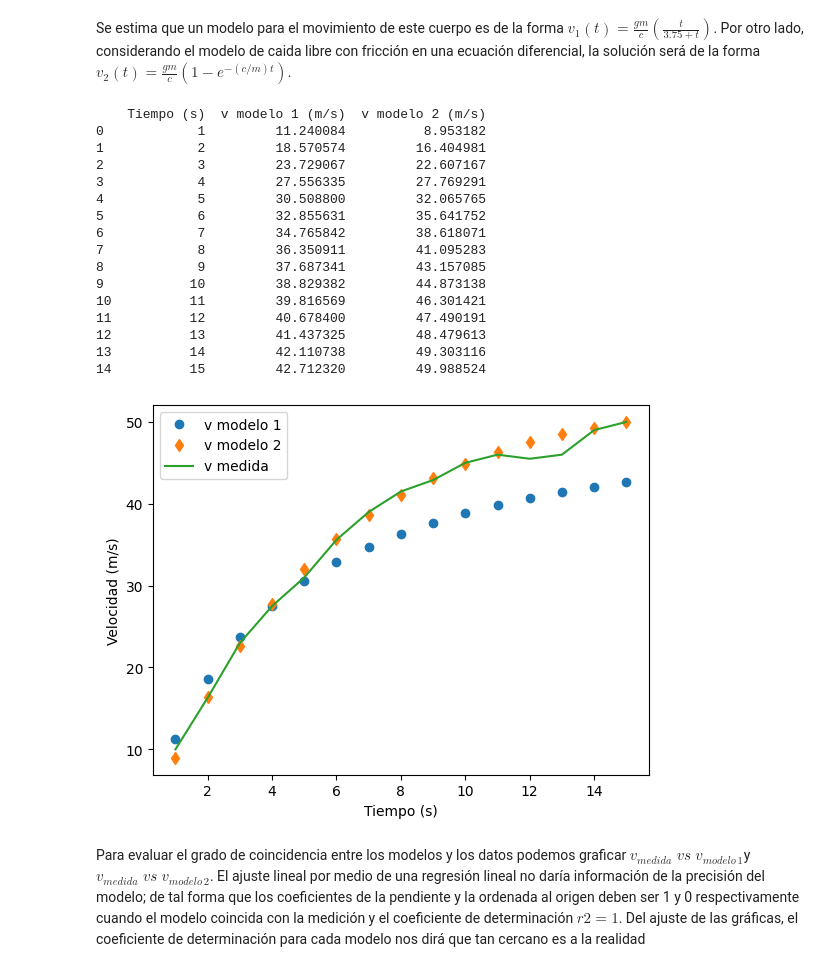
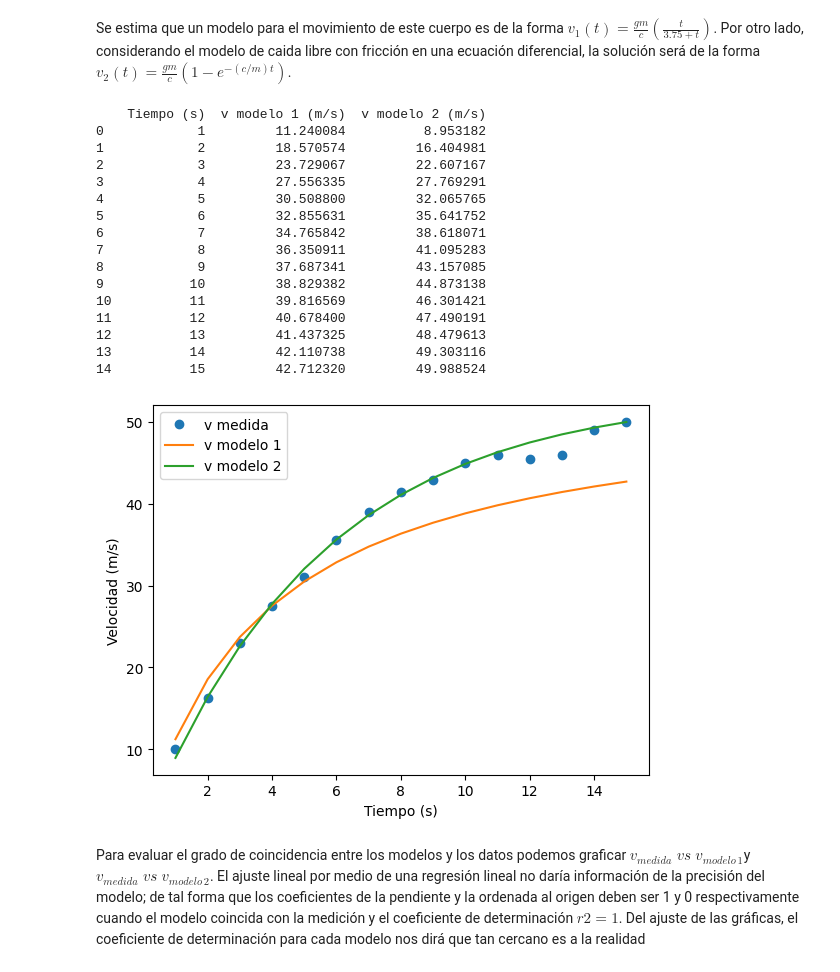
Before and after one commit to ArnaldoHC/Herramientas-Computacionales-Avanzadas, a Jupyter notebook: Clases/Ajustes/Regresion_lineal.ipynb, the cells around one changed output. Drawn from its saved outputs; the diff is of its cells as text; code cells hidden in the pictures.

```diff
--- a/Clases/Ajustes/Regresion_lineal.ipynb
+++ b/Clases/Ajustes/Regresion_lineal.ipynb
@@ -217,37 +217,37 @@ tabla_modelo = pd.DataFrame({
     'v modelo 1 (m/s)': v1_modelo,
     'v modelo 2 (m/s)': v2_modelo
 })
 
 # Mostrar la tabla
 print(tabla_modelo)
 
 # Gráfica
 plt.figure()
-plt.plot(tiempo, v1_modelo, 'o', label='v modelo 1')
-plt.plot(tiempo, v2_modelo, 'd', label='v modelo 2')
-plt.plot(tiempo, v_medida, '-', label='v medida')
+plt.plot(tiempo, v_medida, 'o', label='v medida')
+plt.plot(tiempo, v1_modelo, '-', label='v modelo 1')
+plt.plot(tiempo, v2_modelo, '-', label='v modelo 2')
 plt.xlabel('Tiempo (s)')
 plt.ylabel('Velocidad (m/s)')
 plt.legend()
 plt.show()
 # %% [output]
     Tiempo (s)  v modelo 1 (m/s)  v modelo 2 (m/s)
 0            1         11.240084          8.953182
 1            2         18.570574         16.404981
 2            3         23.729067         22.607167
 3            4         27.556335         27.769291
 4            5         30.508800         32.065765
 5            6         32.855631         35.641752
 6            7         34.765842         38.618071
 7            8         36.350911         41.095283
 8            9         37.687341         43.157085
 9           10         38.829382         44.873138
 10          11         39.816569         46.301421
 11          12         40.678400         47.490191
 12          13         41.437325         48.479613
 13          14         42.110738         49.303116
 14          15         42.712320         49.988524
-[figure, old version]
+[figure, new version]
 # %% [markdown]
 Para evaluar el grado de coincidencia entre los modelos y los datos podemos graficar $v_{medida}\; vs\;v_{modelo\,1}$y $v_{medida}\; vs\;v_{modelo\,2}$. El ajuste lineal por medio de una regresión lineal no daría información de la precisión del modelo; de tal forma que los coeficientes de la pendiente y la ordenada al origen deben ser 1 y 0 respectivamente cuando el modelo coincida con la medición y el coeficiente de determinación $r2=1$. Del ajuste de las gráficas, el coeficiente de determinación para cada modelo nos dirá que tan cercano es a la realidad
 # %% [markdown]
```
Also changed, not shown: 1 other file.
